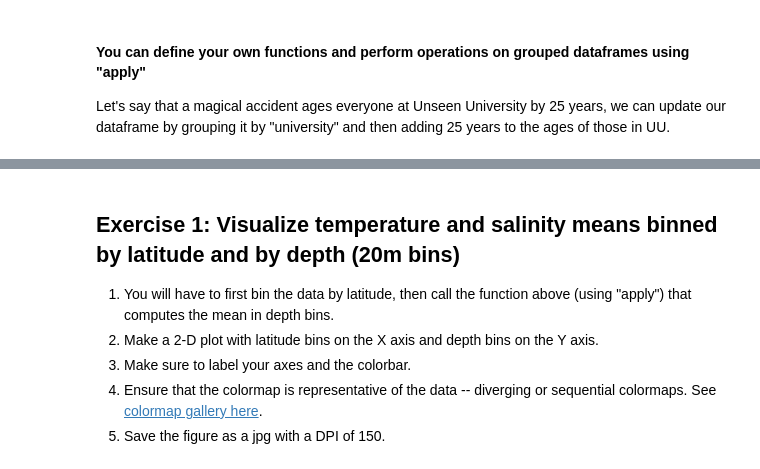
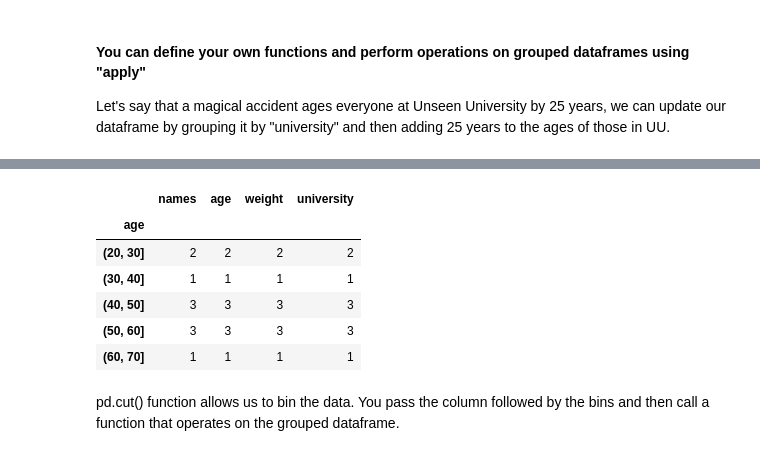
Before and after one commit to adityarn/MAR440_PythonModule, a Jupyter notebook: 04_Pandas.ipynb, the cells around one changed output, grey strips where cells are left out. Cells and saved outputs as stored; diff of their text form; code cells hidden in the pictures.

```diff
--- a/04_Pandas.ipynb
+++ b/04_Pandas.ipynb
@@ -556,8 +223,12 @@ plt.colorbar(PC)
-# %% [markdown]
-## Exercise 1: Visualize temperature and salinity means binned by latitude and by depth (20m bins)
-
-1. You will have to first bin the data by latitude, then call the function above (using "apply") that computes the mean in depth bins.
-1. Make a 2-D plot with latitude bins on the X axis and depth bins on the Y axis.
-1. Make sure to label your axes and the colorbar.
-1. Ensure that the colormap is representative of the data -- diverging or sequential colormaps. See [colormap gallery here](https://matplotlib.org/stable/tutorials/colors/colormaps.html).
-1. Save the figure as a jpg with a DPI of 150.
+# %%
+df.groupby(pd.cut(df["age"], [20,30,40,50,60,70])).count()
+# %% [output]
+|  | names | age | weight | university |
+| age |  |  |  |  |
+| (20, 30] | 2 | 2 | 2 | 2 |
+| (30, 40] | 1 | 1 | 1 | 1 |
+| (40, 50] | 3 | 3 | 3 | 3 |
+| (50, 60] | 3 | 3 | 3 | 3 |
+| (60, 70] | 1 | 1 | 1 | 1 |
+# %% [markdown]
+pd.cut() function allows us to bin the data. You pass the column followed by the bins and then call a function that operates on the grouped dataframe.
```
Also changed, not shown: parts of 64 cells of this notebook, 4 other files.
